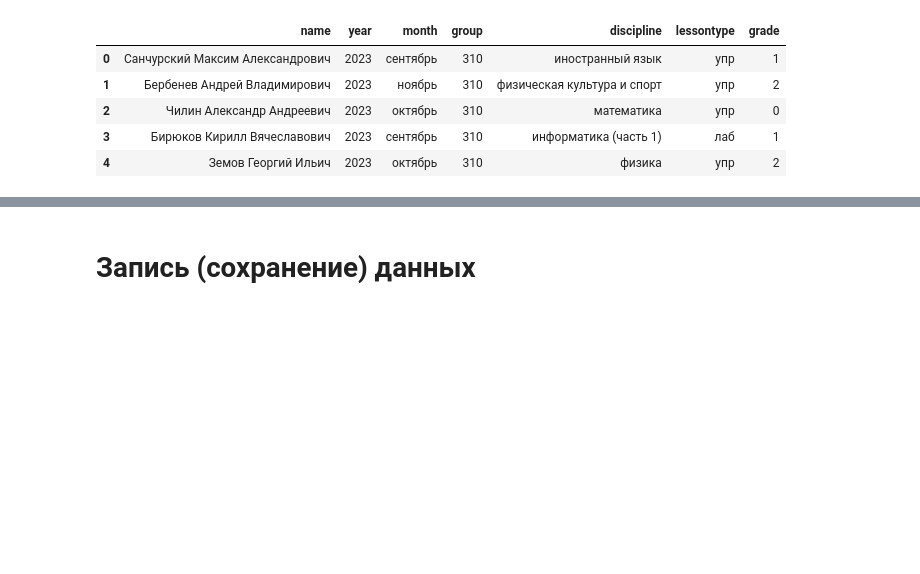
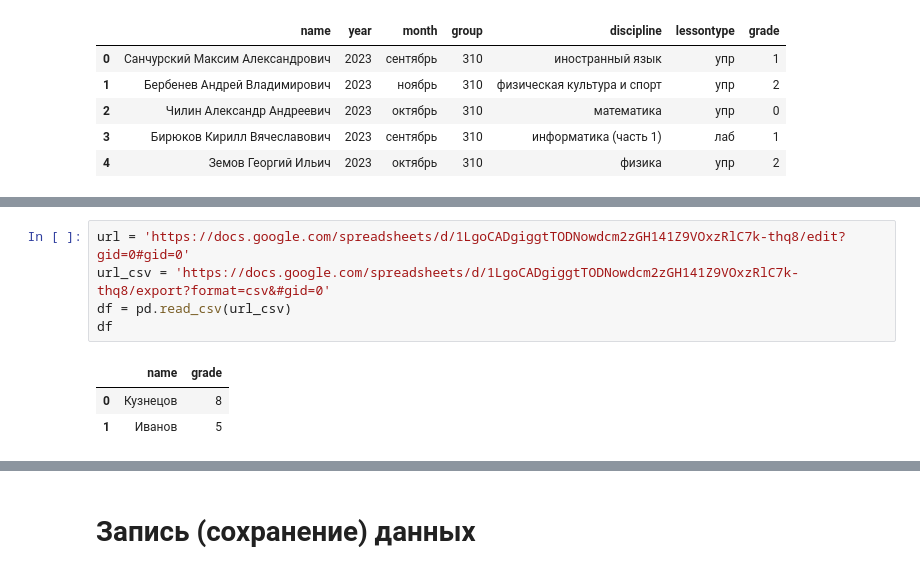
Before and after one commit to tatyderb/python_myanmar, a Jupyter notebook: lectures/Lecture10_pandas.ipynb, the cells around one changed output, grey strips where cells are left out. Drawn from its saved outputs; the diff is of its cells as text; blank space fills up the shorter version.

Commit message:
add working with google colab

```diff
--- a/lectures/Lecture10_pandas.ipynb
+++ b/lectures/Lecture10_pandas.ipynb
@@ -231,0 +340,9 @@ pd.read_json('data_files/grades.json')
+# %%
+url = 'https://docs.google.com/spreadsheets/d/1LgoCADgiggtTODNowdcm2zGH141Z9VOxzRlC7k-thq8/edit?gid=0#gid=0'
+url_csv = 'https://docs.google.com/spreadsheets/d/1LgoCADgiggtTODNowdcm2zGH141Z9VOxzRlC7k-thq8/export?format=csv&#gid=0'
+df = pd.read_csv(url_csv)
+df
+# %% [output]
+|  | name | grade |
+| 0 | Кузнецов | 8 |
+| 1 | Иванов | 5 |
```
Also changed, not shown: parts of 20 cells of this notebook.
